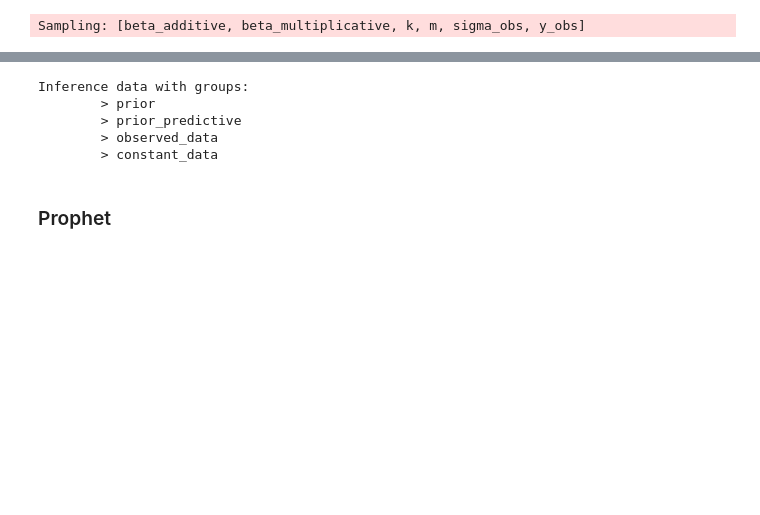
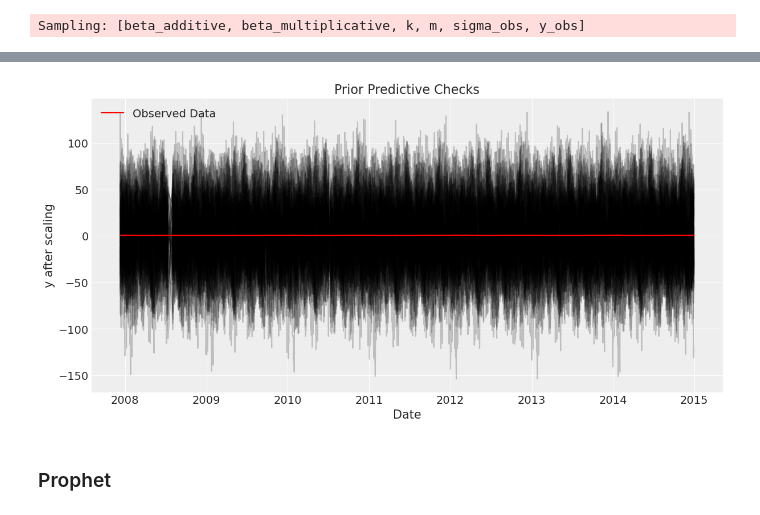
Before and after one commit to JakeRobertBaker/pymc_prophet, a Jupyter notebook: scratch_pymc_prophet_full_example.ipynb, the cells around one changed output, grey strips where cells are left out. Drawn from its saved outputs; the diff is of its cells as text; code cells hidden in the pictures; blank space fills up the shorter version.

```diff
--- a/scratch_pymc_prophet_full_example.ipynb
+++ b/scratch_pymc_prophet_full_example.ipynb
@@ -161,14 +163,26 @@ tmp_out = np.ones(shape=(7,0)) @ np.ones(shape=(0,1))
 pm.model_to_graphviz(forecast_model)
 # %% [output]
 [drawing not drawn]
-# %%
-idata
-# %% [output]
-Inference data with groups:
-        > prior
-        > prior_predictive
-        > observed_data
-        > constant_data
+# %%
+fig, ax = plt.subplots(figsize=(12, 6))  # Adjusted size
+
+# Plot prior predictive samples
+# ax.plot(idata.constant_data["time"], idata.prior["y_pred"].stack(sample=("chain", "draw")), c="k", alpha=0.2)
+ax.plot(idata.constant_data["time"], idata.prior_predictive["y_obs"].stack(sample=("chain", "draw")), c="k", alpha=0.2)
+
+# Plot actual observed data
+ax.plot(idata.constant_data["time"], y, c="r", label="Observed Data")
+
+# Formatting
+ax.set_xlabel("Date")
+ax.set_ylabel("y after scaling")
+ax.set_title("Prior Predictive Checks")
+ax.legend()
+ax.grid(True)
+
+plt.show()
+# %% [output]
+[figure, added]
 # %% [markdown]
 ### Prophet
 # %%
```
Also changed, not shown: parts of 9 cells of this notebook, 5 other files.
